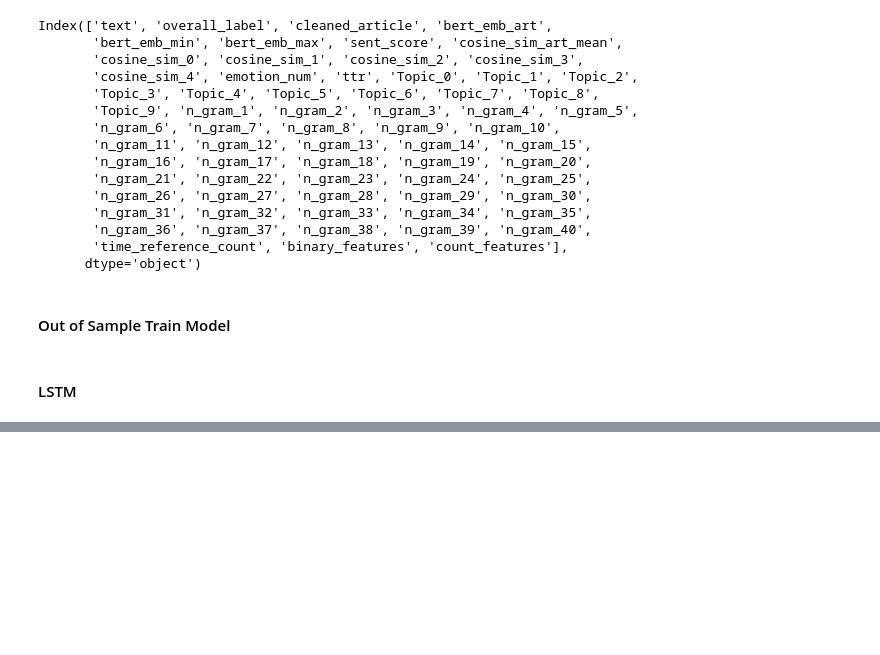
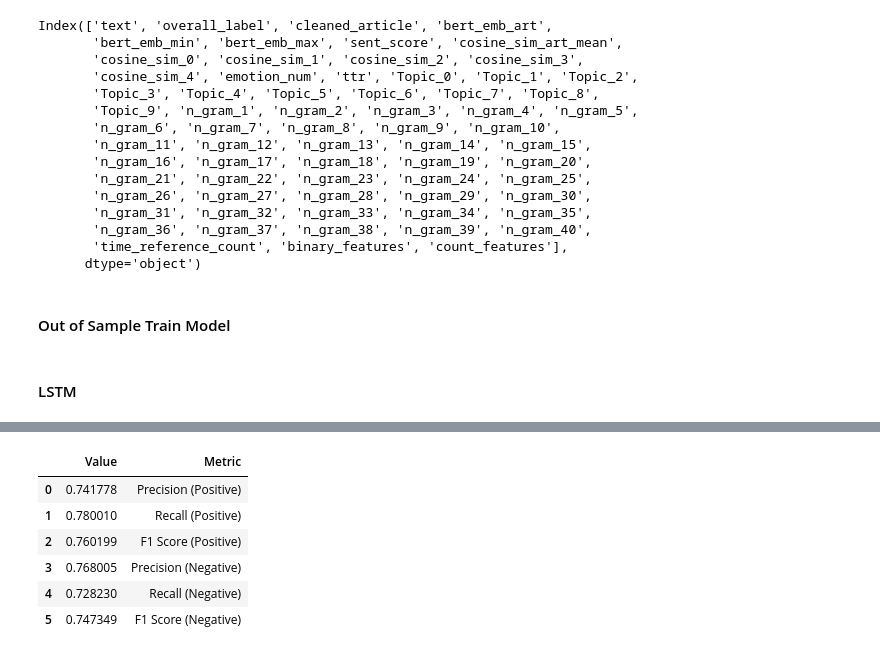
Before and after one commit to jfan1256/lonely-detection, a Jupyter notebook: model/train_dl.ipynb, the cells around one changed output, grey strips where cells are left out. Drawn from its saved outputs; the diff is of its cells as text; code cells hidden in the pictures; blank space fills up the shorter version.

Commit message:
added cross_validation to train_dl

```diff
--- a/model/train_dl.ipynb
+++ b/model/train_dl.ipynb
@@ -286,7 +286,7 @@ units = 64
 dropout = 0.5
 l2 = 0.01
 learn_rate = 0.0001
-feature_train = [emb_art_train, ma`x_emb_sent_train, lexicon_train]
+feature_train = [emb_art_train, lexicon_train, max_emb_sent_train]
 label_train = label_train
-feature_test = [emb_art_test, max_emb_sent_test, lexicon_test]
+feature_test = [emb_art_test, lexicon_test, max_emb_sent_test]
 label_test = label_test
@@ -314,0 +299,34 @@ gru_model = train_gru(units, dropout, l2, learn_rate, feature_train, label_train
+# %%
+units = 64
+dropout = 0.5
+l2 = 0.01
+learn_rate = 0.0001
+# %%
+n_splits = 5
+kf = KFold(n_splits=n_splits, shuffle=True, random_state=42)
+collect_metric = []
+X = range(len(merged_undersample))
+
+start_time = time.time()
+for fold, (train_idx, val_idx) in enumerate(kf.split(X)):
+    print(f"Running Fold {fold + 1}/{n_splits}")
+
+    # Splitting each feature into training and validation sets
+    lexicon_train, lexicon_val = lexicon_feature.iloc[train_idx], lexicon_feature.iloc[val_idx]
+    article_emb_train, article_emb_val = article_emb_feature[train_idx], article_emb_feature[val_idx]
+    max_sentence_emb_train, max_sentence_emb_val = max_sentence_emb_feature[train_idx], max_sentence_emb_feature[val_idx]
+    min_sentence_emb_train, min_sentence_emb_val = min_sentence_emb_feature[train_idx], min_sentence_emb_feature[val_idx]
+    emotion_train, emotion_val = emotion_feature[train_idx], emotion_feature[val_idx]
+    cosine_train, cosine_val = cosine_feature[train_idx], cosine_feature[val_idx]
+    label_train, label_val = label[train_idx], label[val_idx]
+
+    # Combine individual feature sets for training and validation
+    feature_train = [article_emb_train, lexicon_train, max_sentence_emb_train]
+    feature_val = [article_emb_val, lexicon_val, max_sentence_emb_val]
+
+    # Train the model
+    lstm_model, metric = train_lstm(units, dropout, l2, learn_rate, feature_train, label_train, feature_val, label_val)
+    collect_metric.append(metric)
+
+total_time = time.time() - start_time
+print(f"Total Time: {total_time} seconds")
@@ -314,0 +351,12 @@ gru_model = train_gru(units, dropout, l2, learn_rate, feature_train, label_train
+# %%
+numeric_cols = comb_metric.select_dtypes(include='number')
+final_metric = numeric_cols.groupby(numeric_cols.index).mean()
+final_metric['Metric'] = collect_metric[0]['Metric']
+# %% [output]
+|  | Value | Metric |
+| 0 | 0.741778 | Precision (Positive) |
+| 1 | 0.780010 | Recall (Positive) |
+| 2 | 0.760199 | F1 Score (Positive) |
+| 3 | 0.768005 | Precision (Negative) |
+| 4 | 0.728230 | Recall (Negative) |
+| 5 | 0.747349 | F1 Score (Negative) |
```
Also changed, not shown: parts of 9 cells of this notebook.
